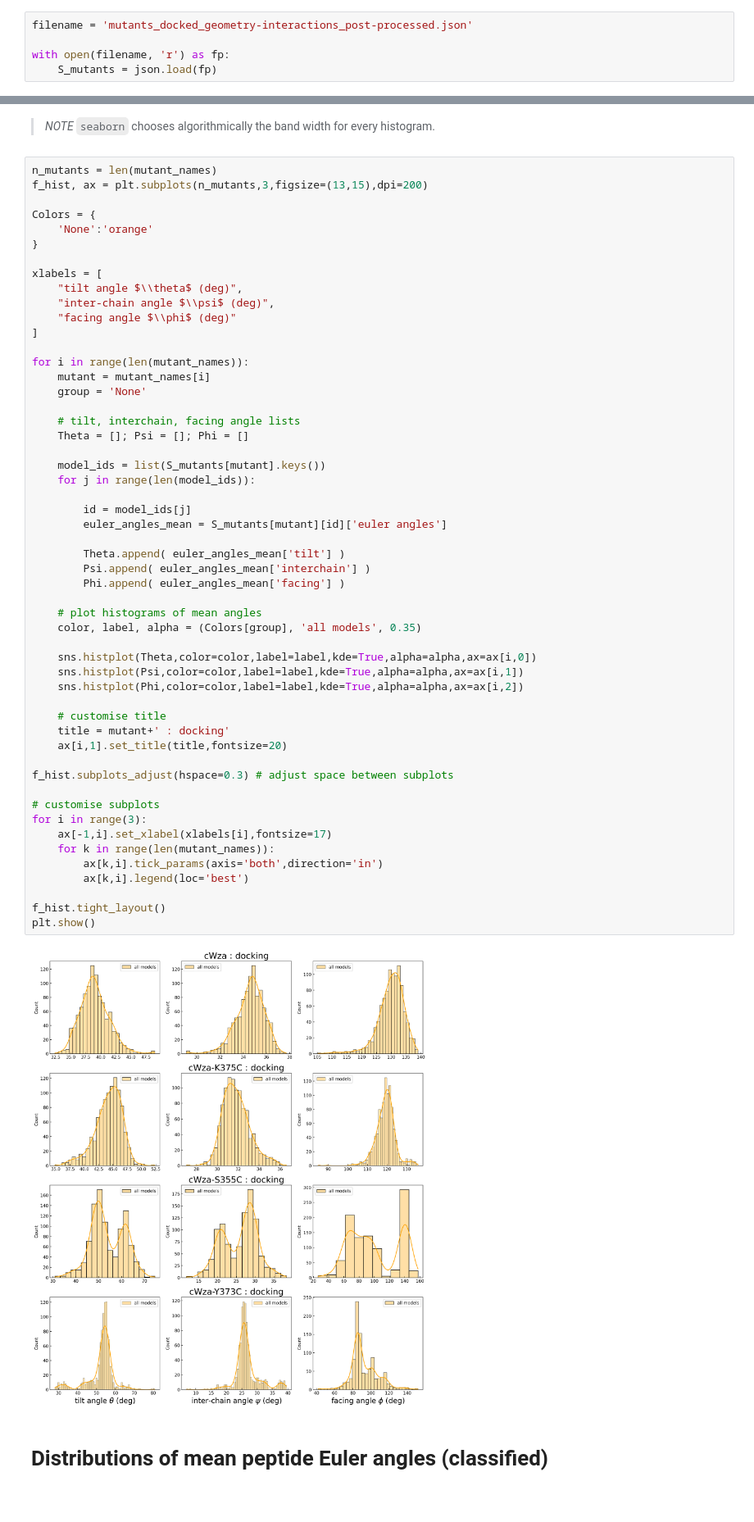
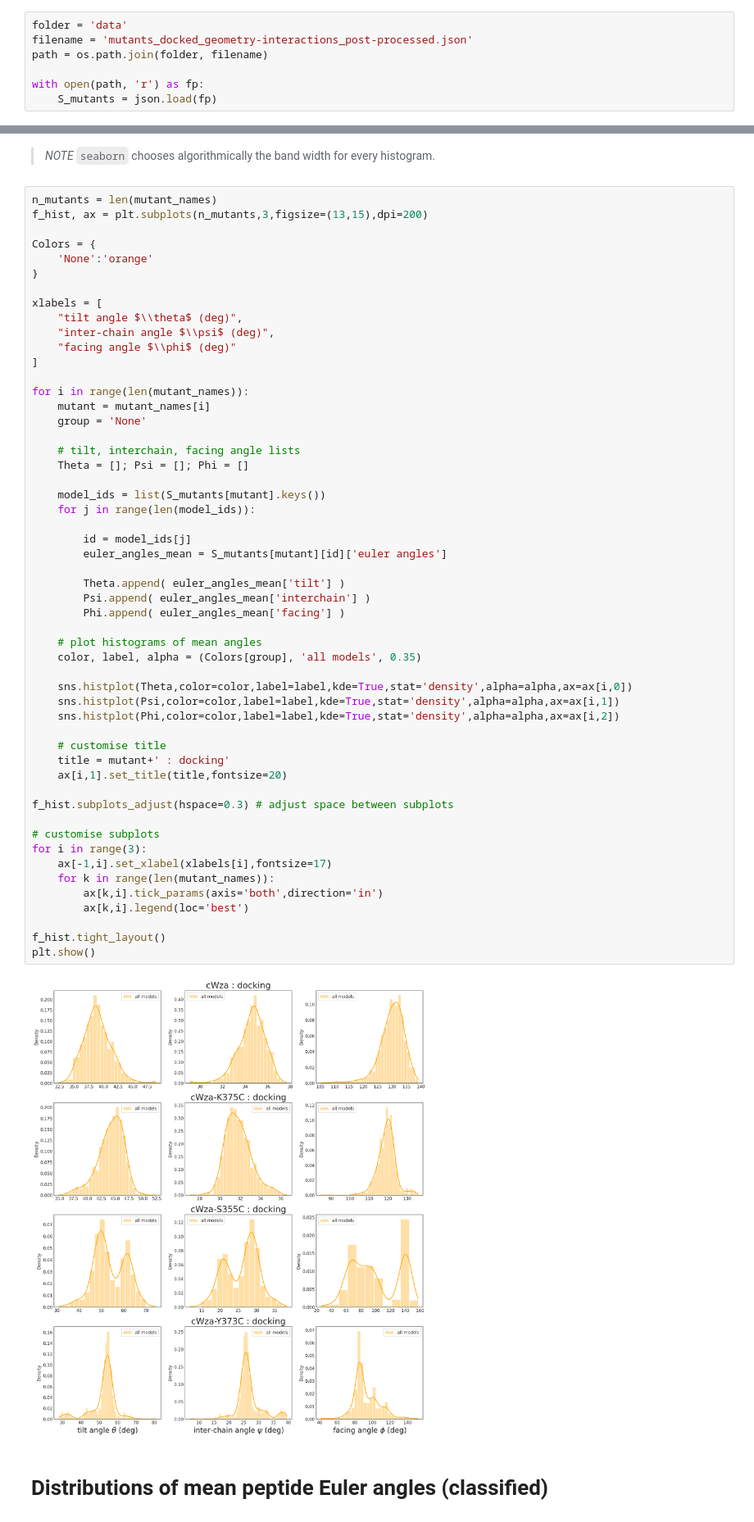
Before and after one commit to broncio123/phd-notebooks, a Jupyter notebook: Analyses/figures_nbs/figures_docking_euler_angles.ipynb, the cells around one changed output, grey strips where cells are left out. Shown at 82% size. Drawn from its saved outputs; the diff is of its cells as text.

Commit message:
Updated notebooks and organised folder and data files

```diff
--- a/Analyses/figures_nbs/figures_docking_euler_angles.ipynb
+++ b/Analyses/figures_nbs/figures_docking_euler_angles.ipynb
@@ -10,9 +10,11 @@ import matplotlib.pyplot as plt
 import seaborn as sns
 import pandas as pd
 # %%
+folder = 'data'
 filename = 'mutants_docked_geometry-interactions_post-processed.json'
+path = os.path.join(folder, filename)
 
-with open(filename, 'r') as fp:
+with open(path, 'r') as fp:
     S_mutants = json.load(fp)
 # %%
 mutant_names = ['cWza','cWza-K375C','cWza-S355C','cWza-Y373C']
@@ -44,36 +46,36 @@ for i in range(len(mutant_names)):
     model_ids = list(S_mutants[mutant].keys())
     for j in range(len(model_ids)):
 
         id = model_ids[j]
         euler_angles_mean = S_mutants[mutant][id]['euler angles']
 
         Theta.append( euler_angles_mean['tilt'] )
         Psi.append( euler_angles_mean['interchain'] )
         Phi.append( euler_angles_mean['facing'] )
 
     # plot histograms of mean angles
     color, label, alpha = (Colors[group], 'all models', 0.35)
 
-    sns.histplot(Theta,color=color,label=label,kde=True,alpha=alpha,ax=ax[i,0])
-    sns.histplot(Psi,color=color,label=label,kde=True,alpha=alpha,ax=ax[i,1])
-    sns.histplot(Phi,color=color,label=label,kde=True,alpha=alpha,ax=ax[i,2])
+    sns.histplot(Theta,color=color,label=label,kde=True,stat='density',alpha=alpha,ax=ax[i,0])
+    sns.histplot(Psi,color=color,label=label,kde=True,stat='density',alpha=alpha,ax=ax[i,1])
+    sns.histplot(Phi,color=color,label=label,kde=True,stat='density',alpha=alpha,ax=ax[i,2])
 
     # customise title
     title = mutant+' : docking'
     ax[i,1].set_title(title,fontsize=20)
 
 f_hist.subplots_adjust(hspace=0.3) # adjust space between subplots
 
 # customise subplots
 for i in range(3):
     ax[-1,i].set_xlabel(xlabels[i],fontsize=17)
     for k in range(len(mutant_names)):
         ax[k,i].tick_params(axis='both',direction='in')
         ax[k,i].legend(loc='best')
 
 f_hist.tight_layout()
 plt.show()
 # %% [output]
-[figure, old version]
+[figure, new version]
 # %% [markdown]
 # Distributions of mean peptide Euler angles (classified)
```
Also changed, not shown: parts of 9 cells of this notebook, 5 other files.
